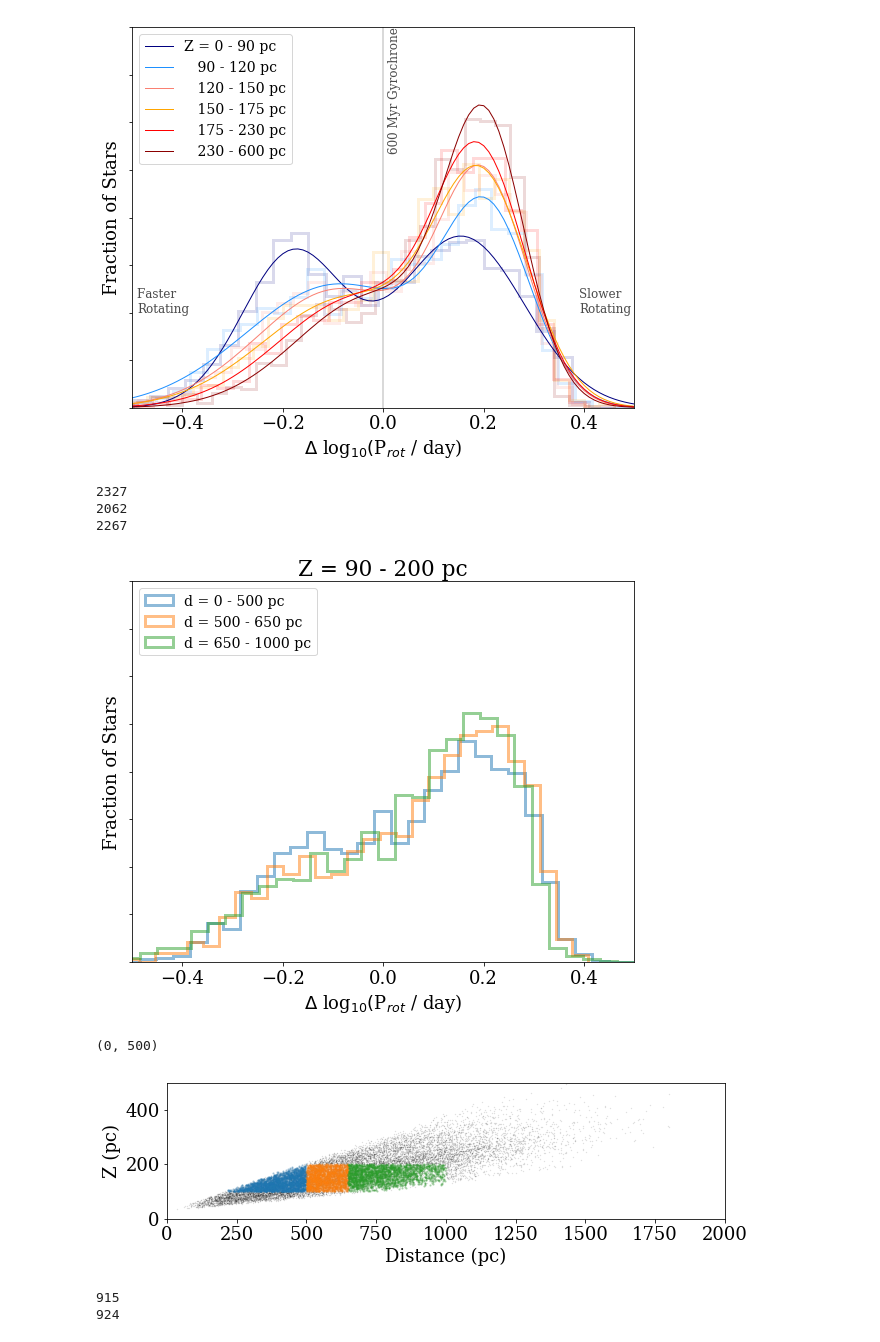
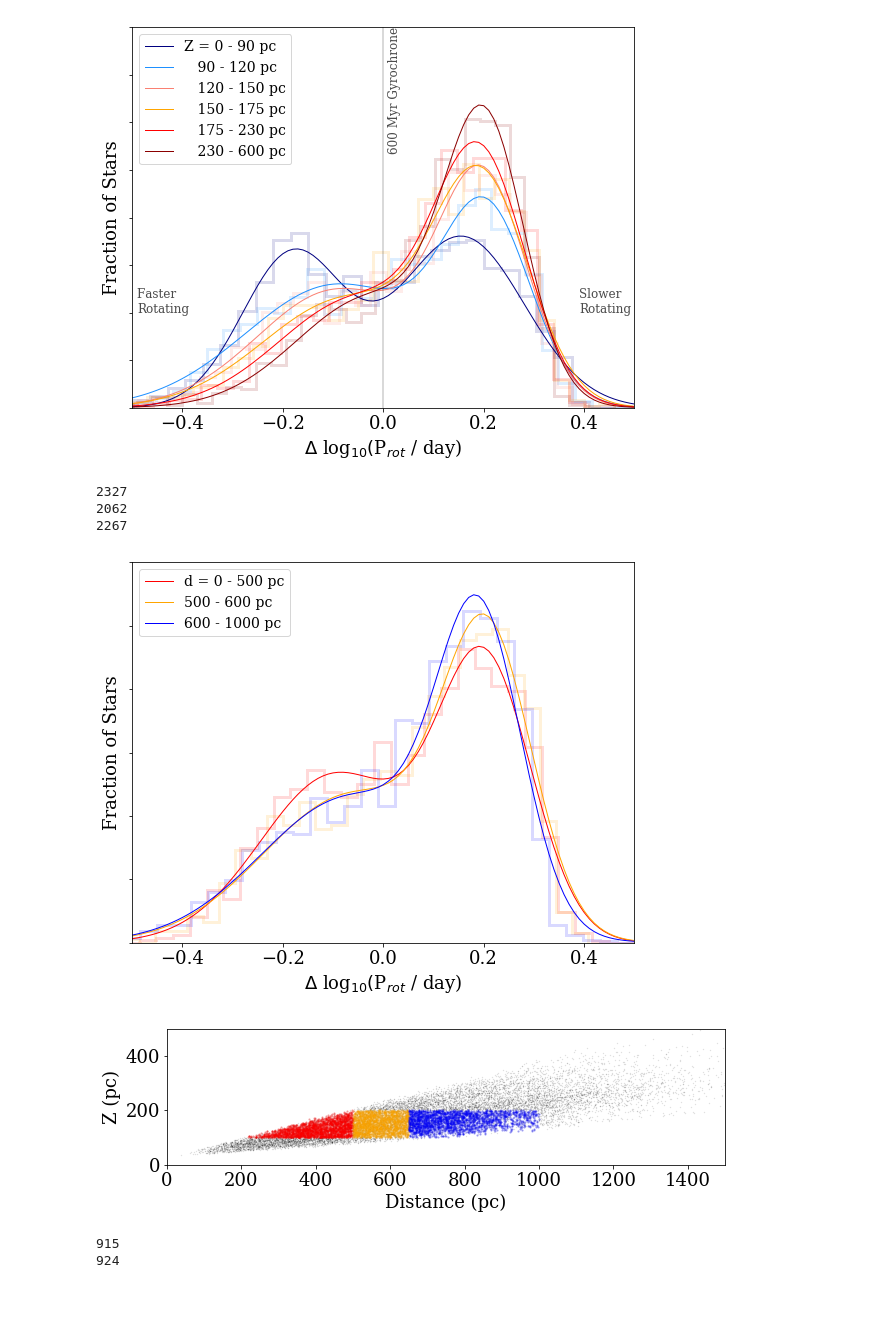
Before and after one commit to jradavenport/gaia2_kep_rot, a Jupyter notebook: notebooks/explore.ipynb, the cells around one changed output. Saved outputs shown, nothing was run; the diff lists cells and outputs as text; code cells hidden in the pictures; blank space fills up the shorter version.

Commit message:
tweaking some figures

```diff
--- a/notebooks/explore.ipynb
+++ b/notebooks/explore.ipynb
@@ -1088,7 +1088,6 @@ print(len(Z2[0]))
 print(len(Z3[0]))
 
 
-
 fig=plt.figure(figsize=(9,7))
 ax = plt.subplot(111)
 p2 = [3, -0.2, 0.01, 3, 0.2, 0.01]
@@ -1101,50 +1100,69 @@ rs = np.argsort(P_iso)
 
 red_P = np.interp(BV_ms[msok][Z1], B_V_iso[rs], P_iso[rs])
 yy,xx, _ = plt.hist(np.log10(df[u'Prot'].values[ok][msok][Z1]) - np.log10(red_P),
-                    histtype='step', bins=NBINS, lw=3, alpha=0.5, density=True,
-                    label='d = 0 - 500 pc')
-ltmp = '   '
+                    histtype='step', bins=NBINS, lw=3, alpha=0.15, normed=True, color='red')
+bcent = (xx[:-1] + xx[1:])/2.
+popt2, pcov2 = curve_fit(_gaus2, bcent, yy, p0=p2)
+perr2 = np.sqrt(np.diag(pcov2))
+dprot = np.arange(-1,1,0.01)
+plt.plot(dprot, _gaus2(dprot, *popt2), lw=1, alpha=1, c='red',
+         label='d = 0 - 500 pc')
+
 
 red_P = np.interp(BV_ms[msok][Z2], B_V_iso[rs], P_iso[rs])
 yy,xx, _ = plt.hist(np.log10(df[u'Prot'].values[ok][msok][Z2]) - np.log10(red_P),
-                    histtype='step', bins=NBINS, lw=3, alpha=0.5, density=True,
-                    label='d = 500 - 650 pc')
+                    histtype='step', bins=NBINS, lw=3, alpha=0.15, normed=True, color='orange')
+bcent = (xx[:-1] + xx[1:])/2.
+popt2, pcov2 = curve_fit(_gaus2, bcent, yy, p0=p2)
+perr2 = np.sqrt(np.diag(pcov2))
+dprot = np.arange(-1,1,0.01)
+plt.plot(dprot, _gaus2(dprot, *popt2), lw=1, alpha=1, c='orange',
+         label='500 - 600 pc')
+
 
 red_P = np.interp(BV_ms[msok][Z3], B_V_iso[rs], P_iso[rs])
 yy,xx, _ = plt.hist(np.log10(df[u'Prot'].values[ok][msok][Z3]) - np.log10(red_P),
-                    histtype='step', bins=NBINS, lw=3, alpha=0.5, density=True,
-                    label='d = 650 - 1000 pc')
+                    histtype='step', bins=NBINS, lw=3, alpha=0.15, normed=True, color='blue')
+bcent = (xx[:-1] + xx[1:])/2.
+popt2, pcov2 = curve_fit(_gaus2, bcent, yy, p0=p2)
+perr2 = np.sqrt(np.diag(pcov2))
+dprot = np.arange(-1,1,0.01)
+plt.plot(dprot, _gaus2(dprot, *popt2), lw=1, alpha=1, c='blue',
+         label='600 - 1000 pc')
 
 
-
-plt.title('Z = 90 - 200 pc')
+# plt.title('Z = 90 - 200 pc')
 
 plt.legend(fontsize=14, loc='upper left')
 plt.xlim(-0.5,0.5)
-plt.ylim(0,4)
+plt.ylim(0,3)
 plt.xlabel(r'$\Delta$ log$_{10} ($P$_{rot}$ / day)')
 plt.ylabel('Fraction of Stars')
 ax.set_yticklabels('')
+plt.savefig('../figures/delta_per_subZ2'+ftype, dpi=300, bbox_inches='tight', pad_inches=0.25)
 plt.show()
+
 
 plt.figure(figsize=(10,2.5))
 plt.scatter(dist, XYZ.z.value, alpha=0.12, lw=0, s=2, c='k')
-plt.scatter(dist[Z1], XYZ.z.value[Z1], alpha=0.3, lw=0, s=5)
-plt.scatter(dist[Z2], XYZ.z.value[Z2], alpha=0.3,  lw=0, s=5)
-plt.scatter(dist[Z3], XYZ.z.value[Z3], alpha=0.3,  lw=0, s=5)
+plt.scatter(dist[Z1], XYZ.z.value[Z1], alpha=0.3, lw=0, s=5, c='red')
+plt.scatter(dist[Z2], XYZ.z.value[Z2], alpha=0.3,  lw=0, s=5, c='orange')
+plt.scatter(dist[Z3], XYZ.z.value[Z3], alpha=0.3,  lw=0, s=5, c='blue')
 
 
 plt.xlabel('Distance (pc)')
 plt.ylabel('Z (pc)')
-plt.xlim(0,2000)
+plt.xlim(0,1500)
 plt.ylim(0,500)
+
+plt.savefig('../figures/dist_Z2'+ftype, dpi=300, bbox_inches='tight', pad_inches=0.25)
+plt.show()
 # %% [output]
 2327
 2062
 2267
-[figure, old version]
+[figure, new version]
-(0, 500)
-[figure, old version]
+[figure, new version]
 # %%
 # now a 2d cut... in distance AND height, to compare the same height, but diff distances...
 # don't want to go down this rabbit hole TOO much yet. Need K2 sample
```
Also changed, not shown: parts of 10 cells of this notebook, 17 other files.
